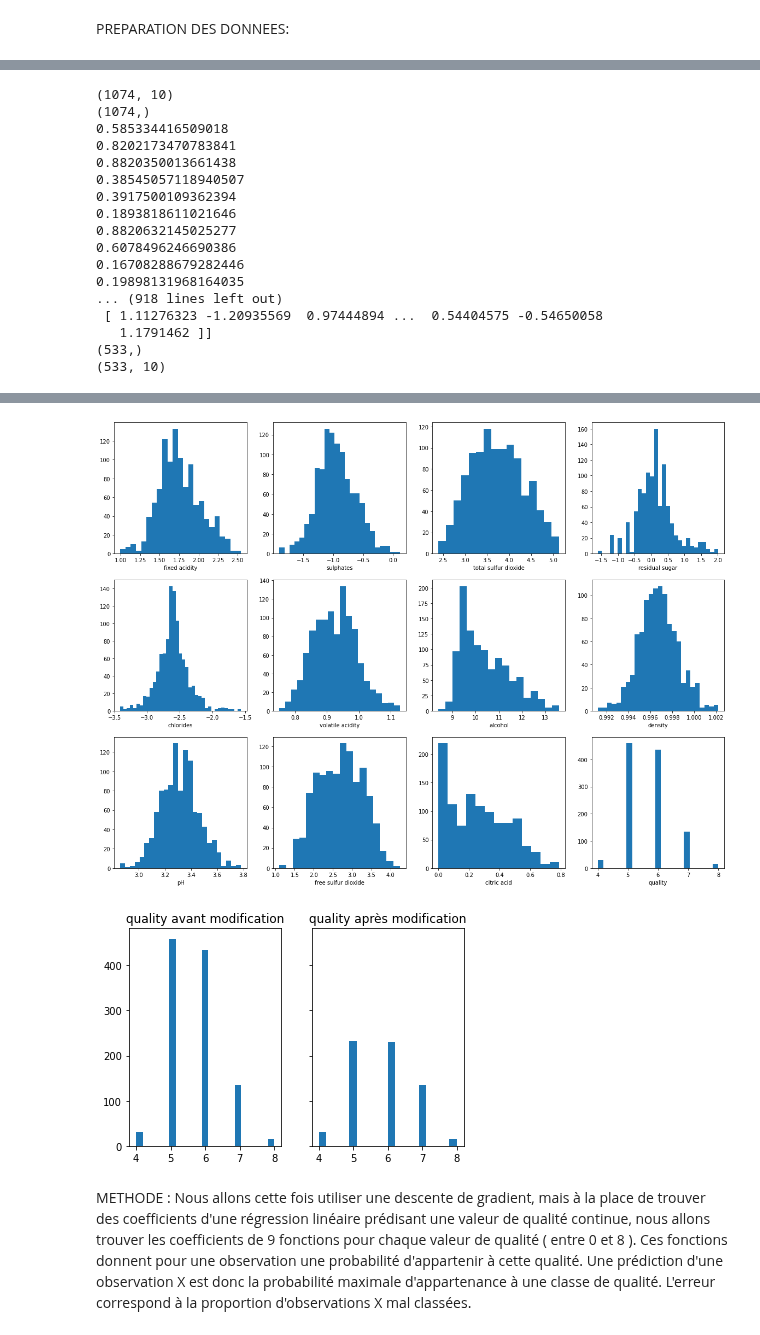
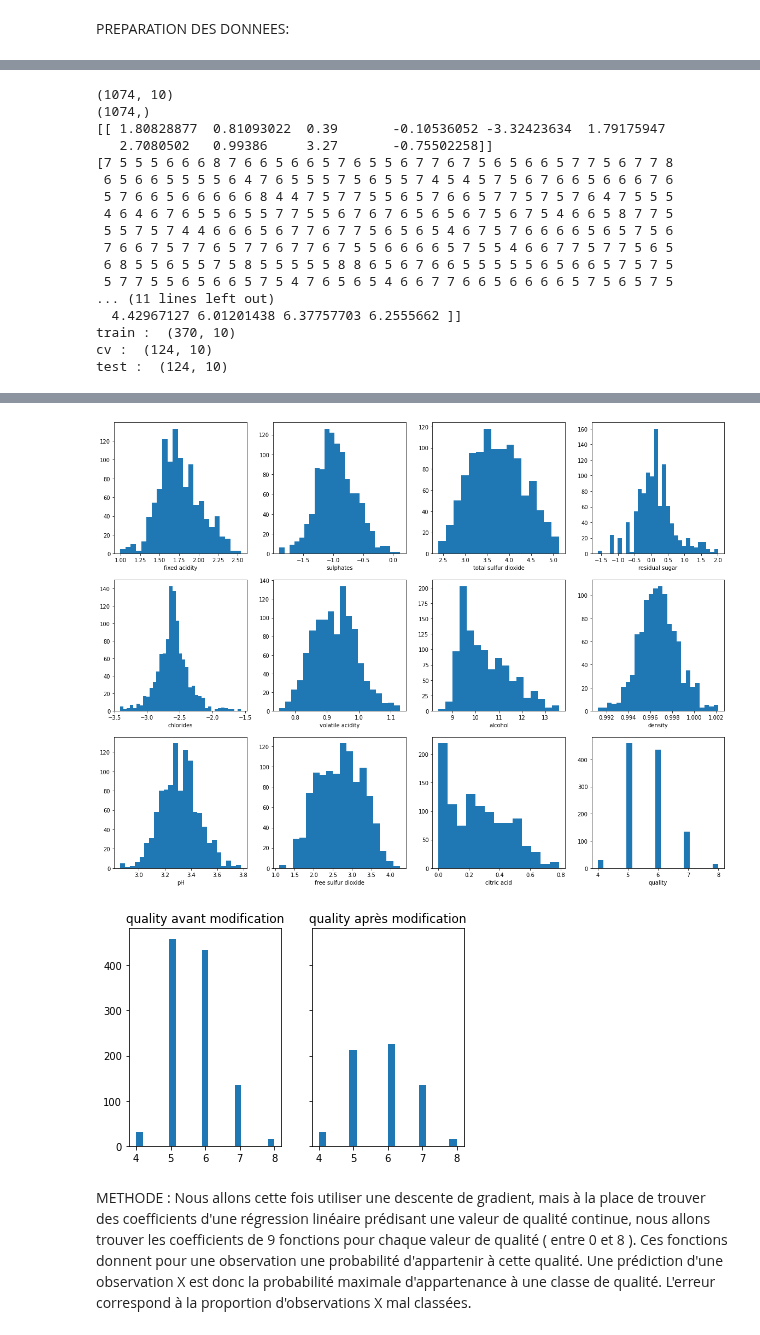
Before and after one commit to HenriS67/wineQualityPrediction, a Jupyter notebook: 3.5UTILESoftmax.ipynb, the cells around one changed output, grey strips where cells are left out. Cells and saved outputs as stored; diff of their text form; code cells hidden in the pictures.

Commit message:
test++

```diff
--- a/3.5UTILESoftmax.ipynb
+++ b/3.5UTILESoftmax.ipynb
@@ -58,7 +58,6 @@ supp=[]
 for i in range(len(y)):
     if y[i]==5 or y[i]==6:
         rand=random.random()
-        print(rand)
         if(rand>0.5):
             supp.append(i)
 y2=np.delete(y,supp)
@@ -107,55 +106,52 @@ def zscore_normalize_features(X):
 # normalize the features
 X_train, X_tmu, X_tsigma = zscore_normalize_features(X_train)
 X_cv, X_cmu, X_csigma = zscore_normalize_features(X_cv)
 X_test, X_smu, X_ssigma = zscore_normalize_features(X_test)
 print(f"X_mu = {X_mu}, \nX_sigma = {X_sigma}")
 print(f"Peak to Peak range by column in Raw        X:{np.ptp(X_train,axis=0)}")
 print(f"Peak to Peak range by column in Normalized X:{np.ptp(X_norm,axis=0)}")
-print(X_train)
 
-
-print(y_train2.shape)
-print(X_norm2.shape)
-X_norm=X_norm2
-y_train=y_train2
+print("train : ",X_train.shape)
+print("cv : ",X_cv.shape)
+print("test : ",X_test.shape)
 # %% [output]
       fixed acidity  volatile acidity  citric acid  residual sugar  chlorides  \
 0               7.4             0.700         0.00             1.9      0.076
 1               7.8             0.880         0.00             2.6      0.098
 2               7.8             0.760         0.04             2.3      0.092
 3              11.2             0.280         0.56             1.9      0.075
 4               7.4             0.700         0.00             1.9      0.076
 ...             ...               ...          ...             ...        ...
 1138            6.3             0.510         0.13             2.3      0.076
 1139            6.8             0.620         0.08             1.9      0.068
 1140            6.2             0.600         0.08             2.0      0.090
 1141            5.9             0.550         0.10             2.2      0.062
 1142            5.9             0.645         0.12             2.0      0.075
 ... (24 lines left out)
 1141     11.2        6  1595
 1142     10.2        5  1597
 
 [1143 rows x 13 columns]
 (1074, 10)
 (1074,)
-0.585334416509018
-0.8202173470783841
-0.8820350013661438
-0.38545057118940507
-0.3917500109362394
-0.1893818611021646
-0.8820632145025277
-0.6078496246690386
-0.16708288679282446
-0.19898131968164035
-... (918 lines left out)
- [ 1.11276323 -1.20935569  0.97444894 ...  0.54404575 -0.54650058
-   1.1791462 ]]
-(533,)
-(533, 10)
+[[ 1.80828877  0.81093022  0.39       -0.10536052 -3.32423634  1.79175947
+   2.7080502   0.99386     3.27       -0.75502258]]
+[7 5 5 5 6 6 6 8 7 6 6 5 6 6 5 7 6 5 5 6 7 7 6 7 5 6 5 6 6 5 7 7 5 6 7 7 8
+ 6 5 6 6 5 5 5 5 6 4 7 6 5 5 5 7 5 6 5 5 7 4 5 4 5 7 5 6 7 6 6 5 6 6 6 7 6
+ 5 7 6 6 5 6 6 6 6 6 8 4 4 7 5 7 7 5 5 6 5 7 6 6 5 7 7 5 7 5 7 6 4 7 5 5 5
+ 4 6 4 6 7 6 5 5 6 5 5 7 7 5 5 6 7 6 7 6 5 6 5 6 7 5 6 7 5 4 6 6 5 8 7 7 5
+ 5 5 7 5 7 4 4 6 6 6 5 6 7 7 6 7 7 5 6 5 6 5 4 6 7 5 7 6 6 6 6 5 6 5 7 5 6
+ 7 6 6 7 5 7 7 6 5 7 7 6 7 7 6 7 5 5 6 6 6 6 5 7 5 5 4 6 6 7 7 5 7 7 5 6 5
+ 6 8 5 5 6 5 5 7 5 8 5 5 5 5 5 8 8 6 5 6 7 6 6 5 5 5 5 5 6 5 6 6 5 7 5 7 5
+ 5 7 7 5 5 6 5 6 6 5 7 5 4 7 6 5 6 5 4 6 6 7 7 6 6 5 6 6 6 6 5 7 5 6 5 7 5
+... (11 lines left out)
+  4.42967127 6.01201438 6.37757703 6.2555662 ]]
+train :  (370, 10)
+cv :  (124, 10)
+test :  (124, 10)
 [figure]
 [figure]
-[figure, old version]
+[figure, new version]
 # %% [markdown]
 METHODE : Nous allons cette fois utiliser une descente de gradient, mais à la place de trouver des coefficients d'une régression linéaire prédisant une valeur de qualité continue, nous allons trouver les coefficients de 9 fonctions pour chaque valeur de qualité ( entre 0 et 8 ). Ces fonctions donnent pour une observation une probabilité d'appartenir à cette qualité. Une prédiction d'une observation X est donc la probabilité maximale d'appartenance à une classe de qualité. L'erreur correspond à la proportion d'observations X mal classées.
 # %% [markdown]
```
Also changed, not shown: parts of 5 cells of this notebook.
